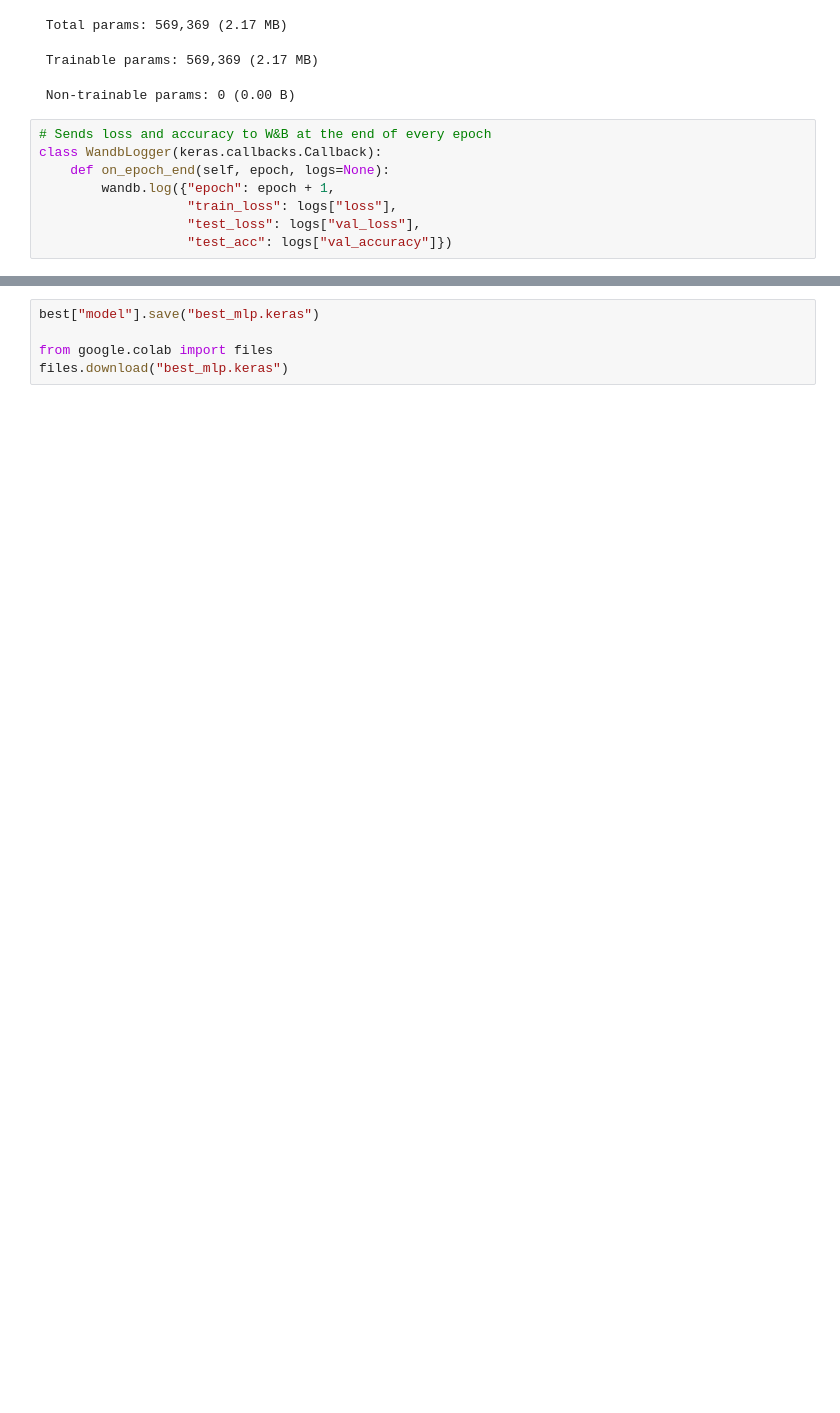
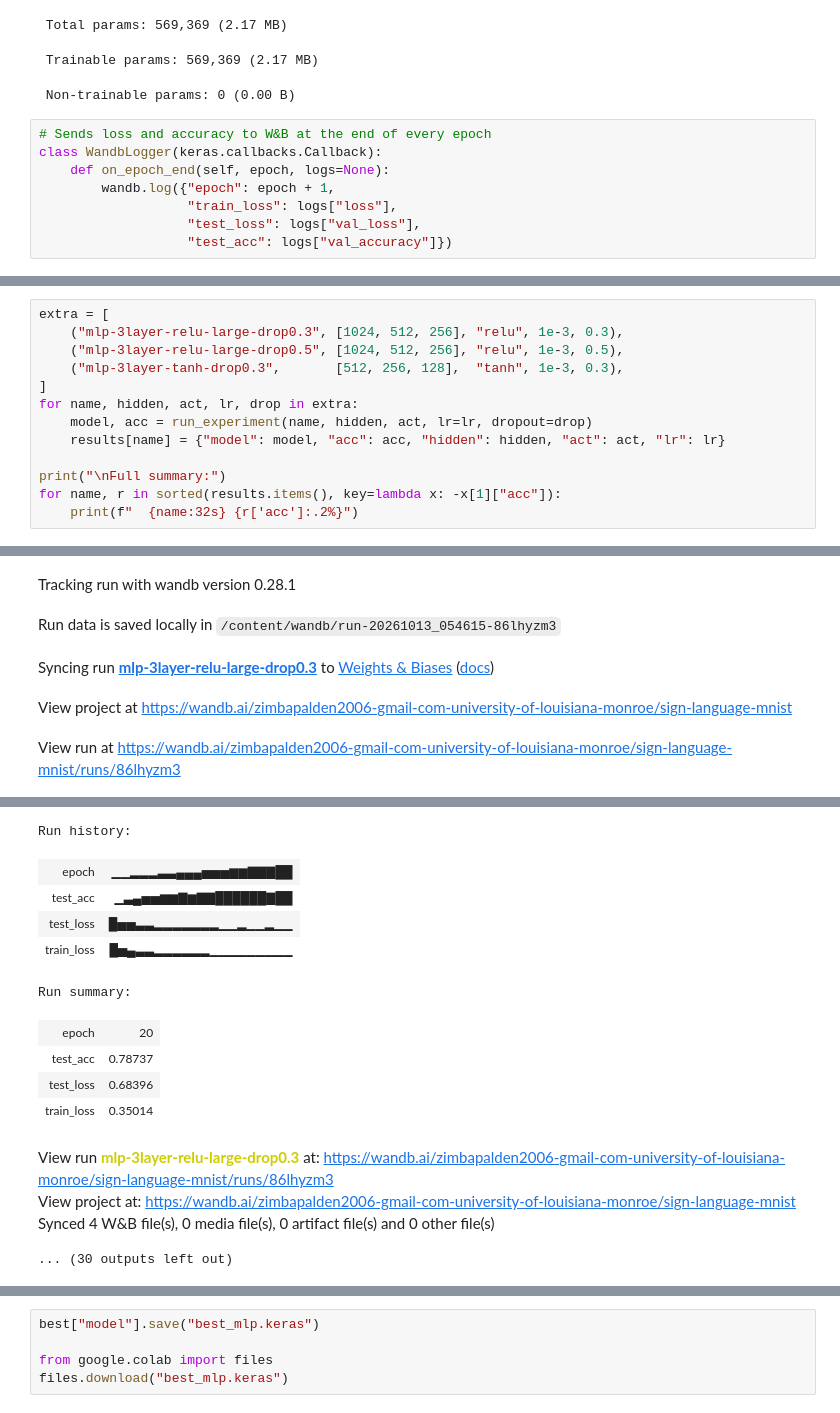
Before and after one commit to bdipesh3045/Data-Science-project-AI-Class-, a Jupyter notebook: palden/palden_mlp.ipynb, the cells around one changed output, grey strips where cells are left out. Drawn from its saved outputs; the diff is of its cells as text; blank space fills up the shorter version.

```diff
--- a/palden/palden_mlp.ipynb
+++ b/palden/palden_mlp.ipynb
@@ -133,3 +143,17 @@ View run mlp-3layer-relu at: https://wandb.ai/zimbapalden2006-gmail-com-universi
 View project at: https://wandb.ai/zimbapalden2006-gmail-com-university-of-louisiana-monroe/sign-language-mnist
 Synced 4 W&B file(s), 0 media file(s), 0 artifact file(s) and 0 other file(s)
 ... (86 outputs left out)
+# %%
+extra = [
+    ("mlp-3layer-relu-large-drop0.3", [1024, 512, 256], "relu", 1e-3, 0.3),
+    ("mlp-3layer-relu-large-drop0.5", [1024, 512, 256], "relu", 1e-3, 0.5),
+    ("mlp-3layer-tanh-drop0.3",       [512, 256, 128],  "tanh", 1e-3, 0.3),
+]
+for name, hidden, act, lr, drop in extra:
+    model, acc = run_experiment(name, hidden, act, lr=lr, dropout=drop)
+    results[name] = {"model": model, "acc": acc, "hidden": hidden, "act": act, "lr": lr}
+
+print("\nFull summary:")
+for name, r in sorted(results.items(), key=lambda x: -x[1]["acc"]):
+    print(f"  {name:32s} {r['acc']:.2%}")
+# %% [output]
@@ -135,0 +161,5 @@ Synced 4 W&B file(s), 0 media file(s), 0 artifact file(s) and 0 other file(s)
+Tracking run with wandb version 0.28.1
+Run data is saved locally in /content/wandb/run-20261013_054615-86lhyzm3
+Syncing run mlp-3layer-relu-large-drop0.3 to Weights & Biases (docs)
+View project at https://wandb.ai/zimbapalden2006-gmail-com-university-of-louisiana-monroe/sign-language-mnist
+View run at https://wandb.ai/zimbapalden2006-gmail-com-university-of-louisiana-monroe/sign-language-mnist/runs/86lhyzm3
@@ -136,3 +167,17 @@ Synced 4 W&B file(s), 0 media file(s), 0 artifact file(s) and 0 other file(s)
+Run history:
+| epoch | ▁▁▂▂▂▃▃▄▄▄▅▅▅▆▆▇▇▇██ |
+| test_acc | ▁▃▄▅▅▆▆▇▆▇▇██████▇██ |
+| test_loss | █▅▅▃▃▂▂▂▂▂▂▂▁▁▂▁▁▂▁▁ |
+| train_loss | █▅▄▃▃▂▂▂▂▂▂▁▁▁▁▁▁▁▁▁ |
+Run summary:
+| epoch | 20 |
+| test_acc | 0.78737 |
+| test_loss | 0.68396 |
+| train_loss | 0.35014 |
+View run mlp-3layer-relu-large-drop0.3 at: https://wandb.ai/zimbapalden2006-gmail-com-university-of-louisiana-monroe/sign-language-mnist/runs/86lhyzm3
+View project at: https://wandb.ai/zimbapalden2006-gmail-com-university-of-louisiana-monroe/sign-language-mnist
+Synced 4 W&B file(s), 0 media file(s), 0 artifact file(s) and 0 other file(s)
+... (30 outputs left out)
 # %%
 best_name = max(results, key=lambda k: results[k]["acc"])
 best = results[best_name]
```
Also changed, not shown: parts of 5 cells of this notebook.
